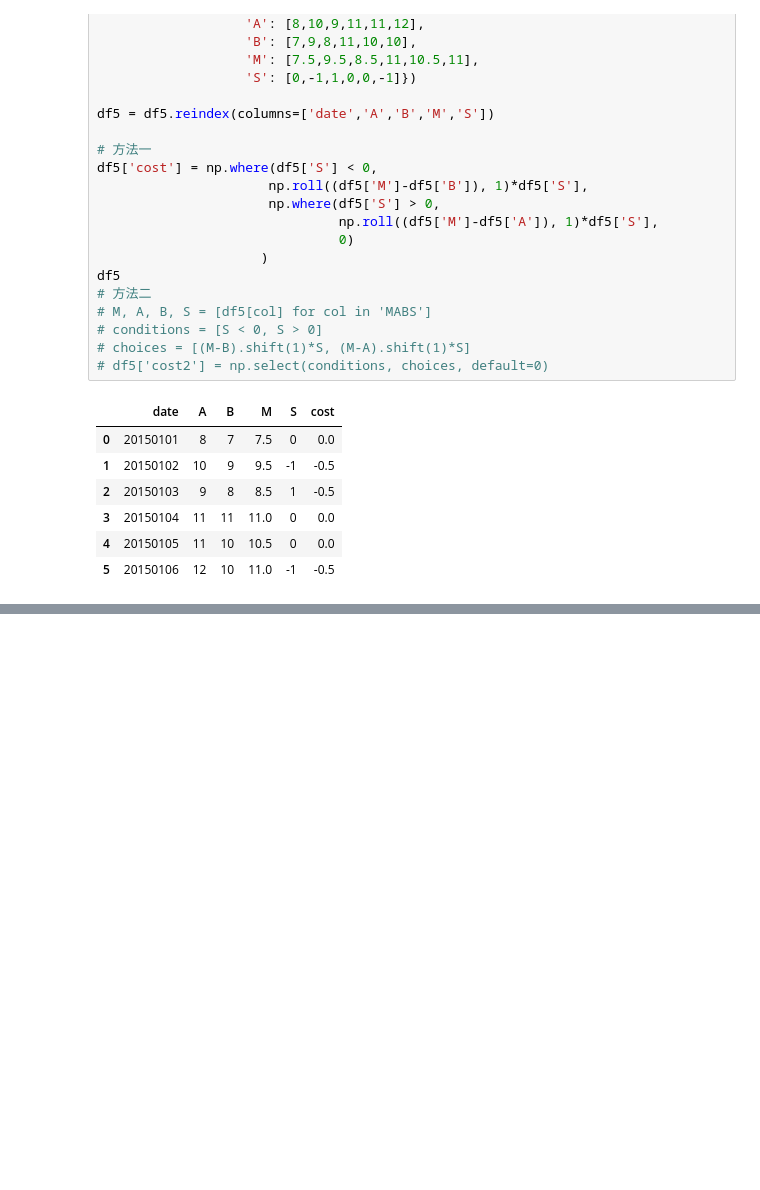
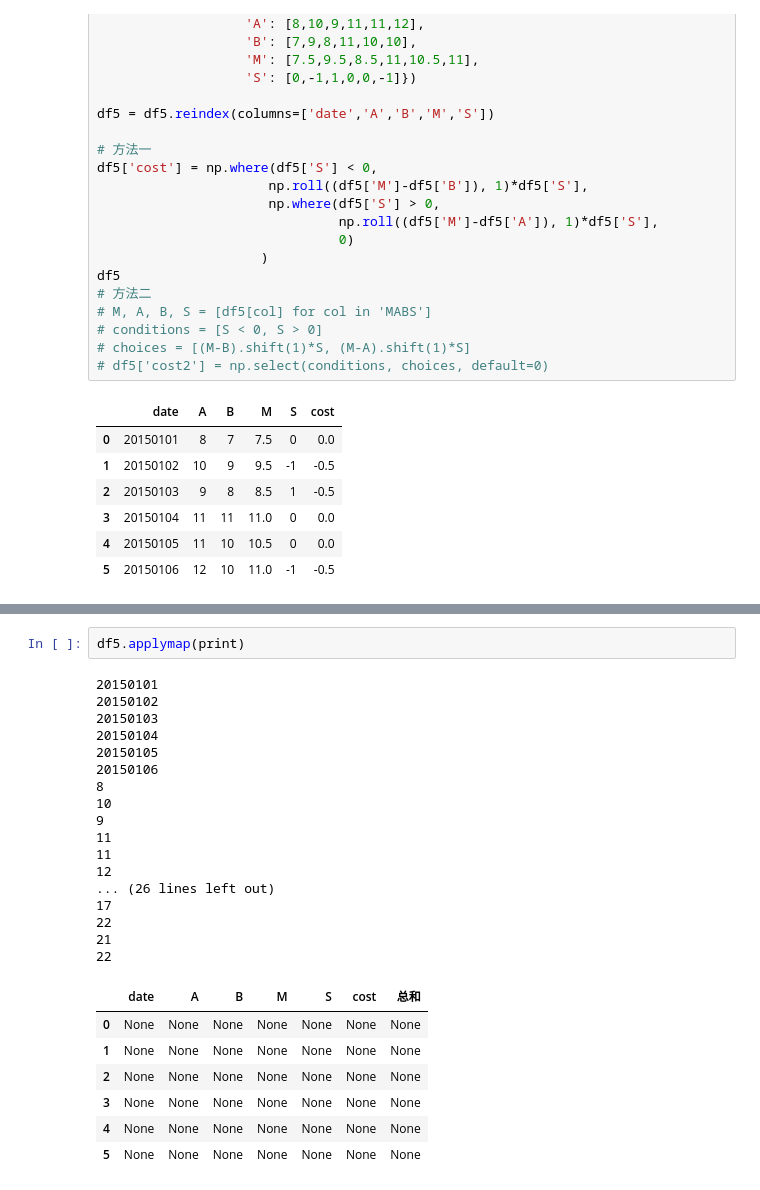
Before and after one commit to lonelywollf/pandasClass, a Jupyter notebook: 01 pandas_basic.ipynb, the cells around one changed output, grey strips where cells are left out. Saved outputs shown, nothing was run; the diff lists cells and outputs as text; blank space fills up the shorter version.

```diff
--- a/01 pandas_basic.ipynb
+++ b/01 pandas_basic.ipynb
@@ -504,0 +538,27 @@ df5
+# %%
+df5.applymap(print)
+# %% [output]
+20150101
+20150102
+20150103
+20150104
+20150105
+20150106
+8
+10
+9
+11
+11
+12
+... (26 lines left out)
+17
+22
+21
+22
+|  | date | A | B | M | S | cost | 总和 |
+| 0 | None | None | None | None | None | None | None |
+| 1 | None | None | None | None | None | None | None |
+| 2 | None | None | None | None | None | None | None |
+| 3 | None | None | None | None | None | None | None |
+| 4 | None | None | None | None | None | None | None |
+| 5 | None | None | None | None | None | None | None |
```
Also changed, not shown: parts of 6 cells of this notebook.
